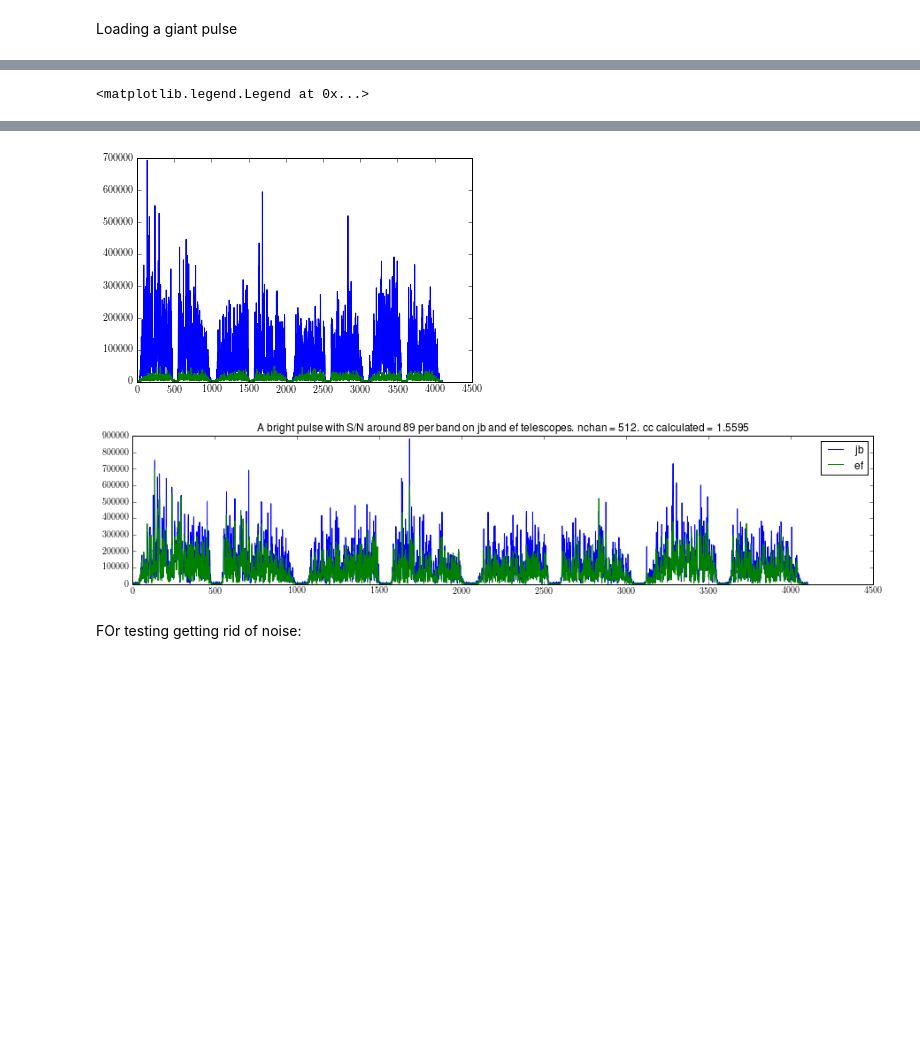
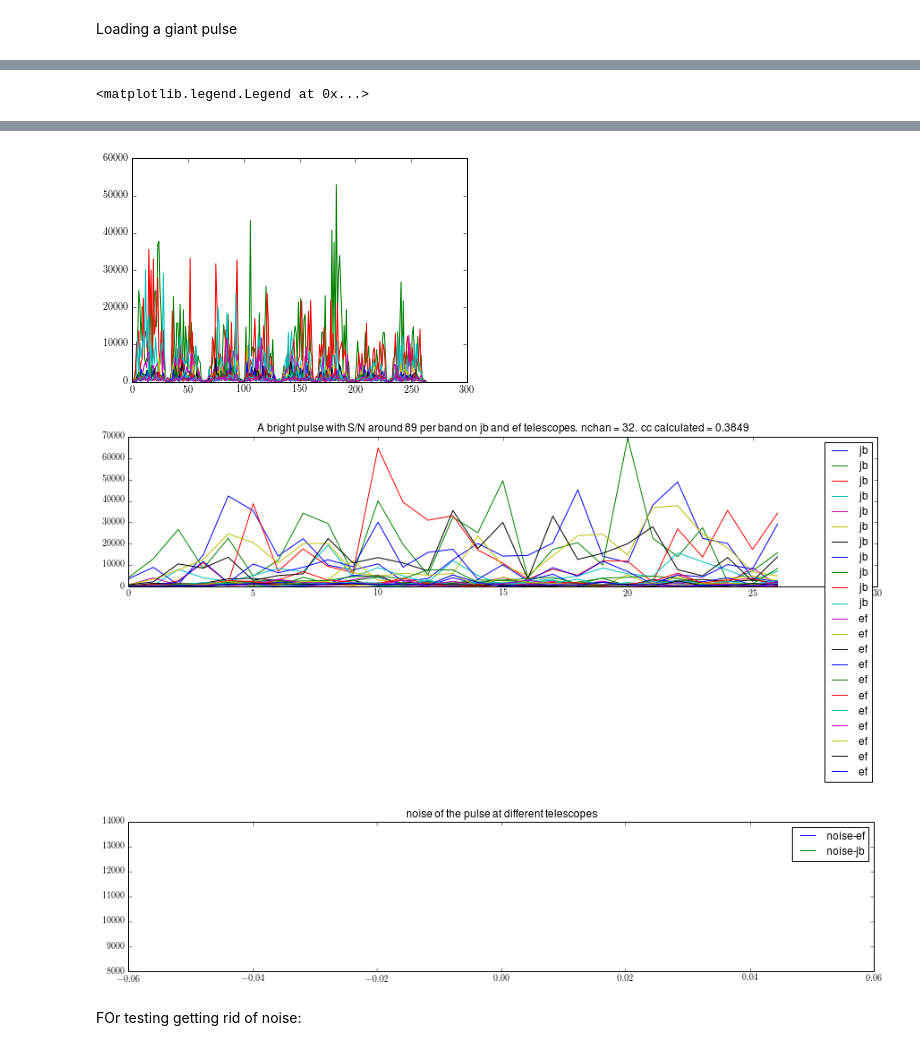
Before and after one commit to xiaozhengxu/scint_analysis, a Jupyter notebook: EVN_crab/process_frequency.ipynb, the cells around one changed output, grey strips where cells are left out. Saved outputs shown, nothing was run; the diff lists cells and outputs as text; code cells hidden in the pictures; blank space fills up the shorter version.

```diff
--- a/EVN_crab/process_frequency.ipynb
+++ b/EVN_crab/process_frequency.ipynb
@@ -37,7 +43,7 @@ def get_SN(outputsumfreq):
     noise_std = np.std(outputsumfreq[:5])
     noise_mean = np.mean(outputsumfreq[:5])
     sigs_noise = (outputsumfreq-noise_mean)/noise_std
-    print 'standard deviation of noise is ', noise_std, 'the mean noise is ', noise_mean
+#     print 'standard deviation of noise is ', noise_std, 'the mean noise is ', noise_mean
     return sigs_noise
 
 def process_freq_spec(gp1,nchan,index=None,draw=0):
@@ -45,7 +51,7 @@ def process_freq_spec(gp1,nchan,index=None,draw=0):
     gp1_8=np.array([gp1[int(40./512*nchan):int(465./512*nchan)]])
     for j in range(7):gp1_8=np.append(gp1_8,np.array([gp1[(j+1)*(nchan+1)+int(40./512*nchan):(j+1)*(nchan+1)+int(465./512*nchan)]]),0)
 #     gp1_8/=gpab #Dividing by giant pulse average
-    for i in range(8):gp1_8[i]=gp1_8[i]/gp1_8[i].mean()-1.
+#     for i in range(8):gp1_8[i]=gp1_8[i]/gp1_8[i].mean()-1.
     if draw:
         f,axarr=plt.subplots(8,1,figsize=(10,15))
 
@@ -75,9 +81,19 @@ def load_gp(time_string,telescope,nchan,draw = 0):
     plot(sigs_noise)
 
     if nchan ==512:
-        background_freq = (output[:,peak_time-1]+output[:,peak_time+1])/2
+        background_std1 = output[40./512*nchan:465./512*nchan,:peak_time-1].std()
+        print 'std1 =',background_std1
+        background_std2 = output[:,peak_time+2:].std()
         output_pulse = output[:,peak_time]
+        print 'std2 =',background_std2
+    if nchan ==32:
+        background_std1 = output[40./512*nchan:465./512*nchan,:peak_time-1].std()
+        print 'std1 =',background_std1
+        background_std2 = output[:,peak_time+10:].std()
+        output_pulse = output[:,peak_time-1:peak_time+10]
+        print 'std2 =',background_std2
 
+    background_freq = output[:,peak_time-2]
 #     freq_spec = output_pulse-background_freq
     freq_spec = output_pulse
     figure()
@@ -87,7 +103,7 @@ def load_gp(time_string,telescope,nchan,draw = 0):
     if draw:
         figure(figsize = (10,3))
         plot(outputsumfreq)
-    return freq_spec,background_freq
+    return freq_spec,background_std1
 
 text_name = 'good_pulses.txt'
 with open(text_name, 'r') as f:
@@ -96,65 +112,72 @@ with open(text_name, 'r') as f:
 
 %pylab inline
 i = 235
-nchan = 512
+nchan = 32
 tele1 = 'jb'
 tele2 = 'ef'
 time_string1 = '2015-10-19T00:17:47.415' # S/N = 89!, main pulse
 time_string2 = '2015-10-19T02:35:26.143' # S/N = 43, main pulse
 time_string3 = '2015-10-19T02:06:52.280' #S/N = 7.9, inter pulse
 time_string4 = '2015-10-19T02:06:58.031' #S/N = 9.6, main pulse
+time_string5 = '2015-10-19T00:55:15.557' #S/N = 8.33, main pulse
+time_string6 = '2015-10-19T00:55:49.673' #S/N = 8.55, main pulse
 S_N3= 7.9
 S_N4 = 9.6
 
-fs1,fs1bg = load_gp(time_string1,tele1,nchan)
-fs2,fs2bg = load_gp(time_string1,tele2,nchan)
+fs1,bgstd1 = load_gp(time_string2,tele1,nchan)
+fs2,bgstd2 = load_gp(time_string2,tele2,nchan)
 
 fgp1 = process_freq_spec(fs1,nchan,i-1,draw = 0)
+fgp2 = process_freq_spec(fs2,nchan,i-1, draw = 0)
 
 
-fgp2 = process_freq_spec(fs2,nchan,i-1, draw = 0)
+print 'std of pulse1 is ', np.std(fgp1,axis = 1)
 
-fgp1bg = process_freq_spec(fs1bg,nchan,i-1)
-fgp2bg = process_freq_spec(fs2bg,nchan,i-1)
-
-print 'std of pulse1 is ', np.std(fgp1,axis = 1)
-print 'std of noise1 is ', np.std(fgp1bg,axis = 1)
-print 'the ratio of sigma noise/sigma pulse1 is ', np.std(fgp1bg,axis =1)/np.std(fgp1,axis = 1)
-print '\nmean of noise1 is ', np.mean(fgp1bg,axis = 1)
-print 'mean of pulse 1 is ', np.mean(fgp1,axis = 1)
+# print '\nmean of noise1 is ', np.mean(fgp1bg,axis = 1)
+# print 'mean of pulse 1 is ', np.mean(fgp1,axis = 1)
 
 print '\n std of pulse2 is ', np.std(fgp2,axis = 1)
-print 'std of noise2 is ', np.std(fgp2bg,axis = 1)
-print '\nthe ratio of sigma noise/sigma pulse2 is ', np.std(fgp2bg,axis =1)/np.std(fgp2,axis = 1)
+# print 'std of noise2 is ', np.std(fgp2bg,axis = 1)
+# print '\nthe ratio of sigma noise/sigma pulse2 is ', np.std(fgp2bg,axis =1)/np.std(fgp2,axis = 1)
+
+
 # plot_2_freq(fgp1,fgp2,[i-1,i-1])
 # plot_2_timelag(tgp1,tgp2,[i-1,i-1])
-def get_cc((fs1,fs1bg),(fs2,fs2bg)):
+def get_cc((fs1,bgstd1),(fs2,bgstd2)):
     mean1 = np.mean(fs1)
     mean2 = np.mean(fs2)
     numerator = np.mean((fs1-mean1)*(fs2-mean2))
-    denominator = np.sqrt(((np.std(fs1))**2-(np.std(fs1bg))**2)*((np.std(fs2))**2-(np.std(fs2bg))**2))
+    denominator = np.sqrt(((np.std(fs1))**2-bgstd1**2)*((np.std(fs2))**2-bgstd2**2))
 #     denominator = np.std(fs1)*np.std(fs2)
     return numerator/denominator
 
-def get_ccs((fs1,fs1bg),(fs2,fs2bg)):
+def get_ccs((fs1,bgstd1),(fs2,bgstd2)):
     coefficients= []
     for i in range(8):
         X = fs1[i]
         Y = fs2[i]
-        Xbg = fs1bg[i]
-        Ybg = fs2bg[i]
-#         coefficient = np.corrcoef(X,Y)[0,1] # np.corrcoef returns a matrix [1, coeff;coeff,1]
-        coefficient = get_cc((X,Xbg),(Y,Ybg))
+#         Xbg = bgstd1[i]
+#         Ybg = fs2bg[i]
+        coefficient = get_cc((X,bgstd1),(Y,bgstd2))
         coefficients.append(coefficient)
     return np.mean(coefficients),coefficients
 
-cc,ccs=get_ccs((fgp1,fgp1bg),(fgp2,fgp2bg))
+cc,ccs=get_ccs((fgp1,bgstd1),(fgp2,bgstd2))
 print '\nthe two pulses are', cc ,'correlated'
 print ccs
 
+print 'numerator for 1st band:', np.mean((fgp1[0]-fgp1[0].mean())*(fgp2[0]-fgp2[0].mean()))
+print 'denominator for 1st band:', np.sqrt(((np.std(fgp1[0]))**2-bgstd1**2)*((np.std(fgp2[0]))**2-bgstd2**2))
+
 figure(figsize = (15,3))
-plot(fs1,label = tele1)
-plot(fs2,label = tele2)
-title('A bright pulse with S/N around 89 per band on {} and {} telescopes. nchan = {}. cc calculated = {}'.format(tele1,tele2,nchan,round(cc,4)))
+plot(fgp1[0],label = tele1)
+plot(fgp2[0],label = tele2)
+title('A bright pulse with S/N around 89 per band on {} and {} telescopes. nchan = {}. cc calculated = {}'.format(tele1,tele2,nchan,round(ccs[0],4)))
 legend()
+
+figure(figsize = (15,3))
+plot(fs1bg,label = 'noise-ef')
+plot(fs2bg,label = 'noise-jb')
+title('noise of the pulse at different telescopes')
+legend()
 # %% [output]
@@ -184,4 +207,5 @@ WARNING: pylab import has clobbered these variables: ['f', 'text']
-[figure, old version]
+[figure, new version]
-[figure, old version]
+[figure, new version]
+[figure, added]
 # %% [markdown]
 FOr testing getting rid of noise:
```
Also changed, not shown: parts of 5 cells of this notebook, 3 other files.
